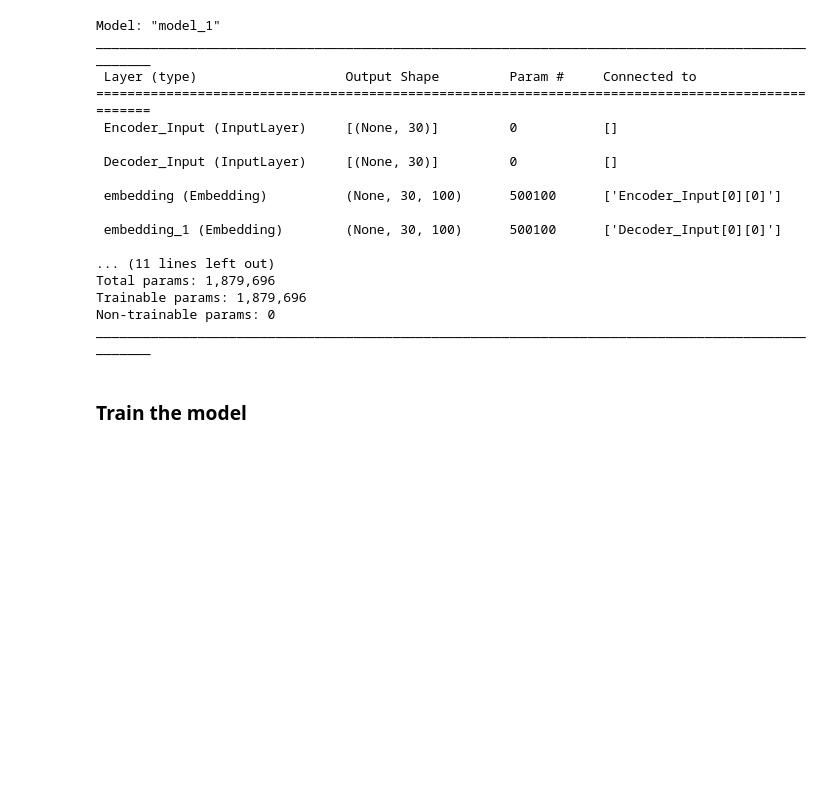
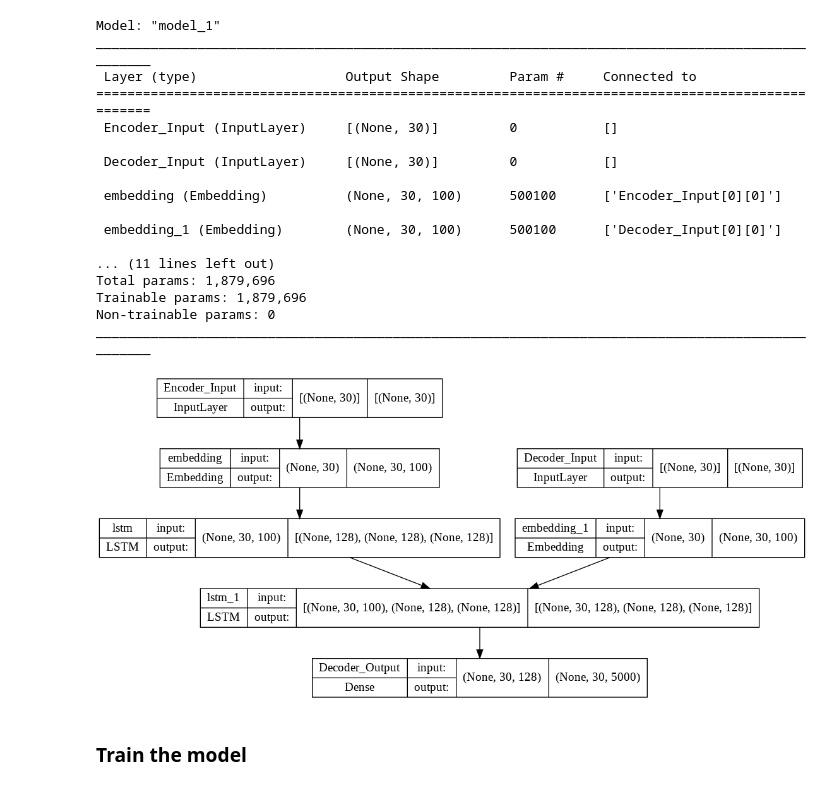
Before and after one commit to ironmanciti/NLP_Lecture, a Jupyter notebook: 120_ChatBot_encoder_decoder_sentencepiece.ipynb, the cells around one changed output. Drawn from its saved outputs; the diff is of its cells as text; code cells hidden in the pictures; blank space fills up the shorter version.

```diff
--- a/120_ChatBot_encoder_decoder_sentencepiece.ipynb
+++ b/120_ChatBot_encoder_decoder_sentencepiece.ipynb
@@ -292,8 +294,13 @@ decoder_outputs, _, _ = decoder_lstm(x, initial_state=encoder_states)
 decoder_dense = Dense(vocab_size, activation='softmax', name='Decoder_Output')
 decoder_outputs = decoder_dense(decoder_outputs)
 
-# Create the model object
+# Teacher-forceing model  생성
 model_teacher_forcing = Model([encoder_inputs_, decoder_inputs_], decoder_outputs)
+
+#Compile the model and train it
+model_teacher_forcing.compile(optimizer='rmsprop', loss='sparse_categorical_crossentropy',
+    metrics=['accuracy'])
+
 model_teacher_forcing.summary()
 # %% [output]
 Model: "model_1"
@@ -313,13 +320,10 @@ Total params: 1,879,696
 Trainable params: 1,879,696
 Non-trainable params: 0
 __________________________________________________________________________________________________
-# %%
-#Compile the model and train it
-model_teacher_forcing.compile(
-    optimizer='rmsprop',
-    loss='sparse_categorical_crossentropy',
-    metrics=['accuracy']
-    )
+# %%
+plot_model(model_teacher_forcing, show_shapes=True)
+# %% [output]
+[figure, added]
 # %% [markdown]
 ### Train the model
 # %%
```
Also changed, not shown: parts of 19 cells of this notebook, 14 other files.
